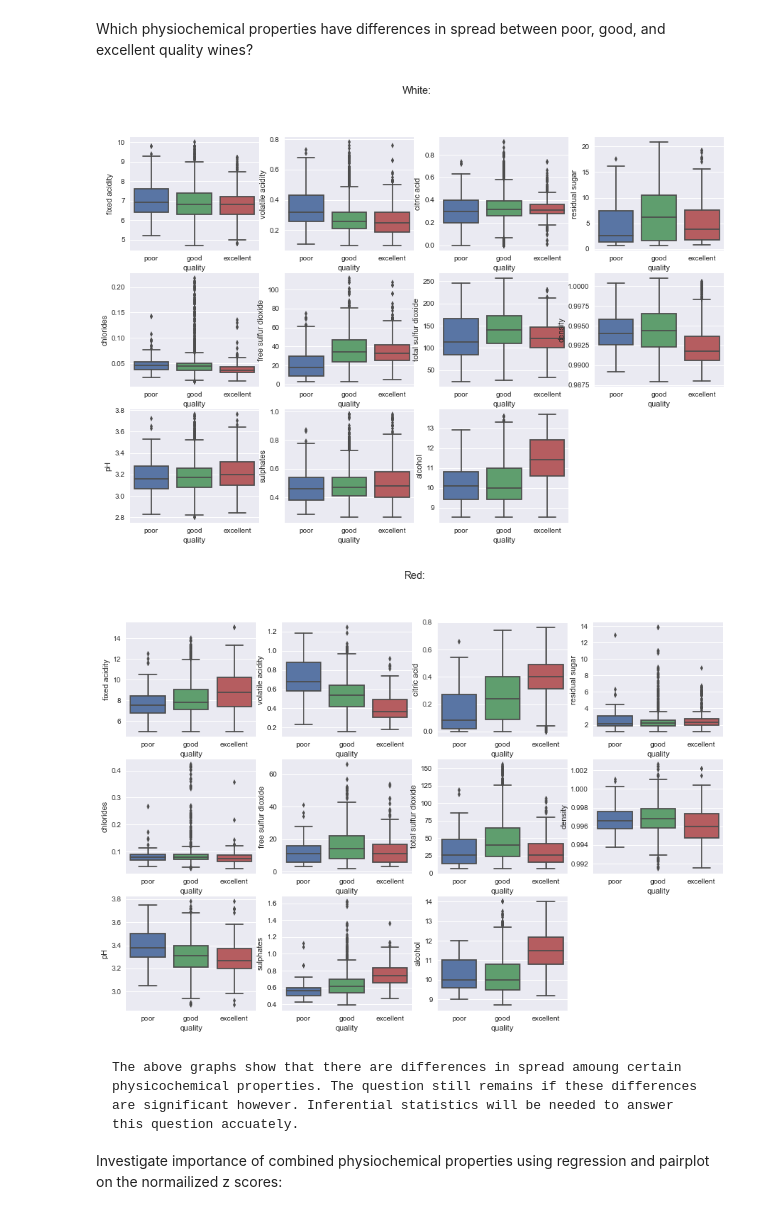
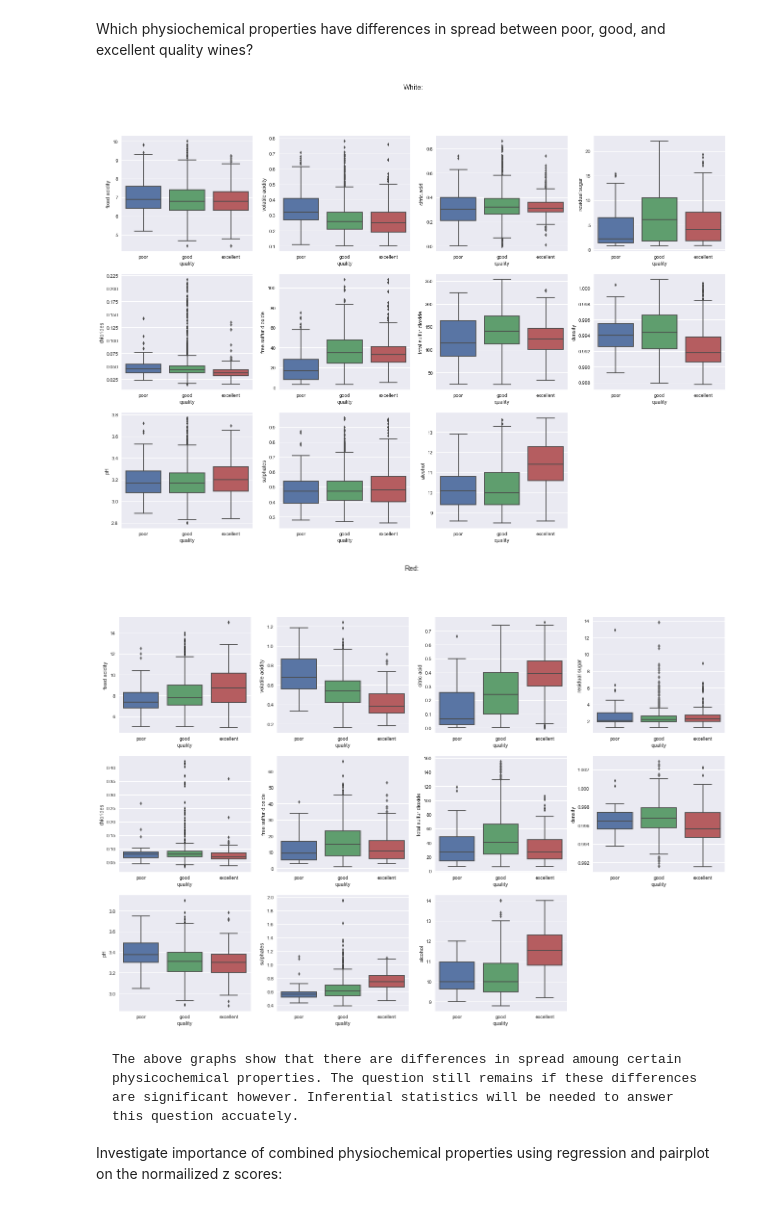
Before and after one commit to zcblack/Springboard, a Jupyter notebook: winequality/Wine Analysis.ipynb, the cells around one changed output. Drawn from its saved outputs; the diff is of its cells as text; code cells hidden in the pictures.

```diff
--- a/winequality/Wine Analysis.ipynb
+++ b/winequality/Wine Analysis.ipynb
@@ -9,9 +9,16 @@ import seaborn as sns
 import matplotlib as mpl
 import random
 from scipy import stats
+import statsmodels.stats as sms
+import statsmodels.stats.api as smss
+
 #import data
-red = pd.read_csv('winequality-red.csv', sep=';')
-white = pd.read_csv('winequality-white.csv',sep =';')
+red = pd.read_csv('redTrain.csv', sep=';', index_col=0)
+white = pd.read_csv('whiteTrain.csv',sep =';', index_col=0)
+redTest = pd.read_csv('redTest.csv', sep=';', index_col=0)
+whiteTest = pd.read_csv('whiteTest.csv',sep =';', index_col=0)
+
+
 assert pd.notnull(white).all().all()
 assert pd.notnull(red).all().all()
 # %%
@@ -90,28 +90,6 @@ for idx in white.columns[:11]:
     white = white.loc[white[idx]>=p25]
     sum1 += length - len(white[idx])
     print(idx,':', length - len(white[idx]) )
-print('Total White Outliers removed:',sum1, ',   Percent Deleted:', sum1/len1 )
-print()
-
-# loop through physiochemical variables of red to remove outliers
-sum1=0
-len1 = len(red.alcohol)
-print('Red outliers removed due to:')
-for idx in red.columns[:11]:
-    length = len(red[idx])
-    p975, p25 = np.percentile(red[idx], [99.85 ,0.15])
-    red = red.loc[red[idx]<= (p975)]
-    red = red.loc[red[idx]>= (p25)]
-    sum1 += length - len(red[idx])
-    print(idx,':', length - len(red[idx]))
-print('Total Red OutliersRremoved:',sum1 , ',   Percent Deleted:', sum1/len1 )
-
-
-#create dictionary tochange quality categorical variables: 1-4 = poor , 5-7 = good, and 8-10 =excellent
-dic = {1:'poor', 2:'poor', 3: 'poor', 4: 'poor', 5:'good', 6: 'good', 7: 'excellent', 8: 'excellent', 9: 'excellent', 10: 'excellent'}
-#use .replace and dic on white quality
-white.quality = white.quality.replace(dic)
-#use .replace and dic on red quality
-red.quality = red.quality.replace(dic)
+print('Total White Outliers removed:',sum1, ',   Percent Deleted:', sum1/len1*100,'%' )
 # %% [output]
 White outliers removed due to:
@@ -175,23 +178,23 @@ Which physiochemical properties have differences in spread between poor, good, a
 # %%
 # check physiochemical influence on quality
 sns.set()
 #change  figure size
-mpl.rcParams['figure.figsize'] = (15,10)
+mpl.rcParams['figure.figsize'] = (22.5,15)
 #check white
 whiteBoxplots = plt.suptitle('White:')
 for i, col in enumerate(white.columns[:11]):
     whiteBoxplots = plt.subplot(3,4,i+1)
     whiteBoxplots = sns.boxplot(x='quality',y=col, data = white, order = ['poor', 'good', 'excellent'])
 plt.show()
 # check red
 redBoxplots = plt.suptitle('Red:')
 for i, col in enumerate(red.columns[:11]):
     redBoxplots = plt.subplot(3,4,i+1)
     redBoxplots = sns.boxplot(x='quality',y=col, data = red, order = ['poor', 'good', 'excellent'])
 plt.show()
 # %% [output]
-[figure, old version]
+[figure, new version]
-[figure, old version]
+[figure, new version]
 # %% [markdown]
     The above graphs show that there are differences in spread amoung certain physicochemical properties. The question still remains if these differences are significant however. Inferential statistics will be needed to answer this question accuately.
 
```
Also changed, not shown: parts of 29 cells of this notebook, 11 other files.
